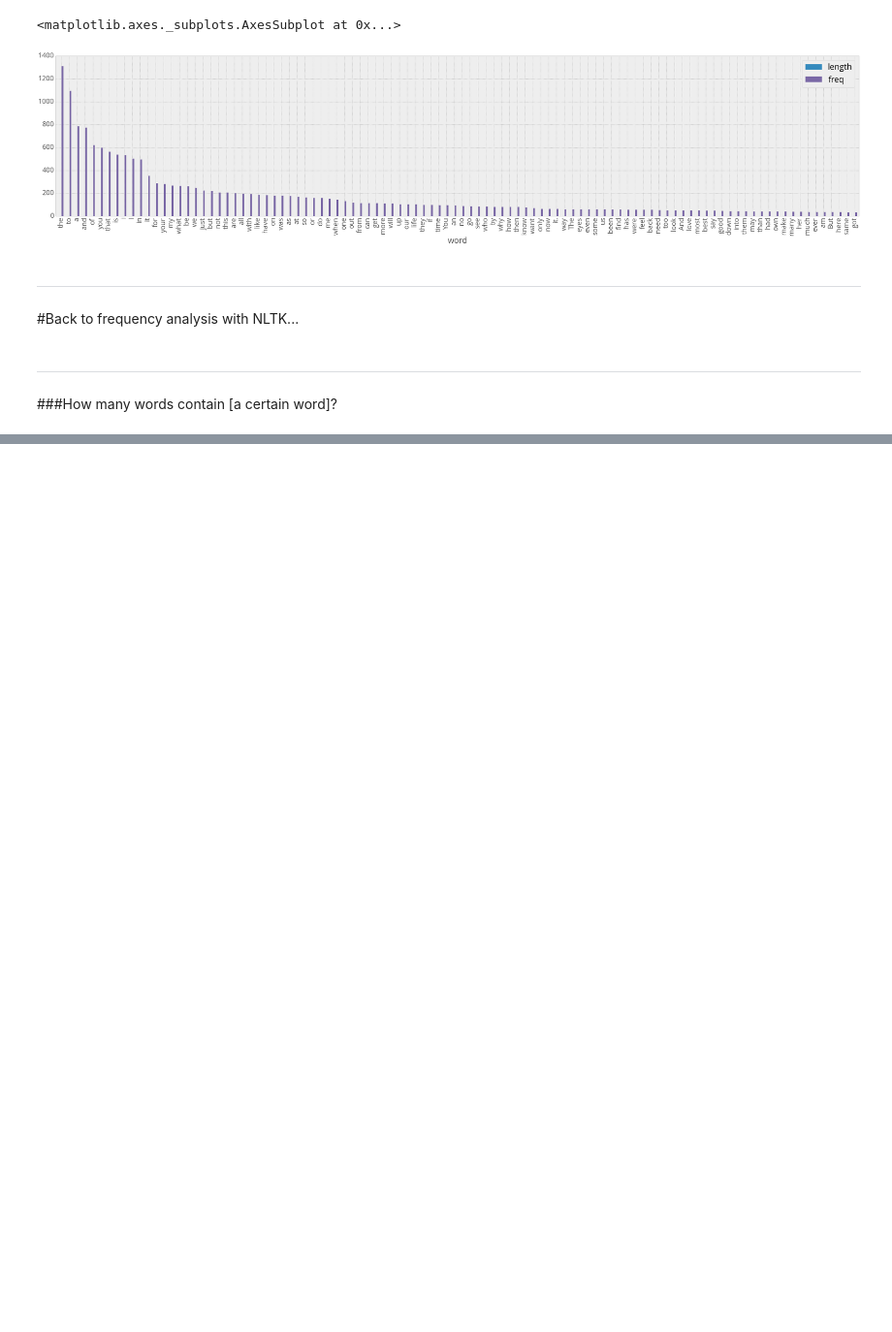
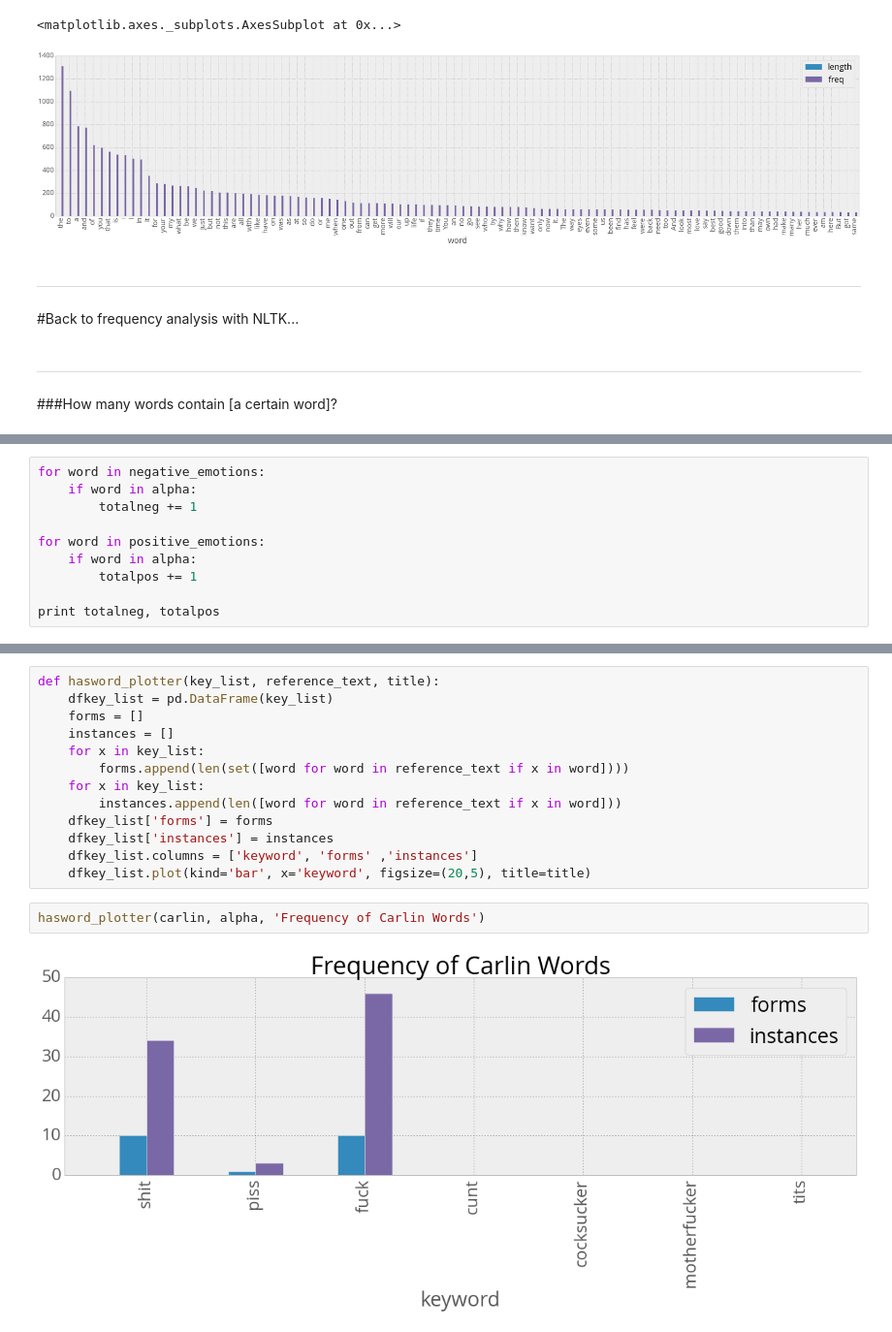
Before and after one commit to c-trl/nlp-with-xanga-entries, a Jupyter notebook: requests.ipynb, the cells around one changed output, grey strips where cells are left out. Shown at 97% size. Drawn from its saved outputs; the diff is of its cells as text; blank space fills up the shorter version.

```diff
--- a/requests.ipynb
+++ b/requests.ipynb
@@ -717,0 +749,10 @@ howmanyhave('fuck', alpha)
+# %%
+for word in negative_emotions:
+    if word in alpha:
+        totalneg += 1
+
+for word in positive_emotions:
+    if word in alpha:
+        totalpos += 1
+
+print totalneg, totalpos
@@ -759,0 +959,17 @@ howmanyhave('being', alpha)
+# %%
+def hasword_plotter(key_list, reference_text, title):
+    dfkey_list = pd.DataFrame(key_list)
+    forms = []
+    instances = []
+    for x in key_list:
+        forms.append(len(set([word for word in reference_text if x in word])))
+    for x in key_list:
+        instances.append(len([word for word in reference_text if x in word]))
+    dfkey_list['forms'] = forms
+    dfkey_list['instances'] = instances
+    dfkey_list.columns = ['keyword', 'forms' ,'instances']
+    dfkey_list.plot(kind='bar', x='keyword', figsize=(20,5), title=title)
+# %%
+hasword_plotter(carlin, alpha, 'Frequency of Carlin Words')
+# %% [output]
+[figure, added]
```
Also changed, not shown: parts of 70 cells of this notebook.
